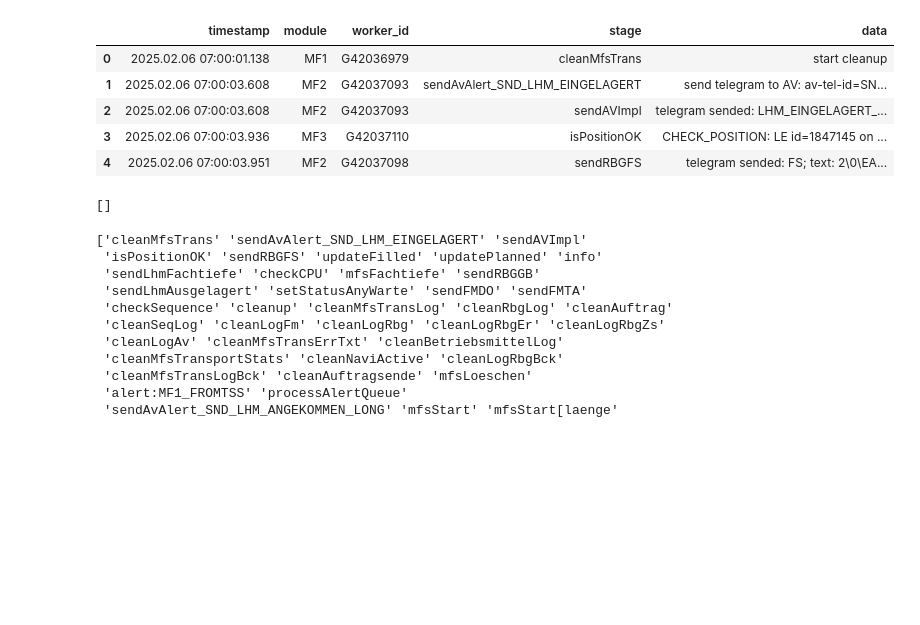
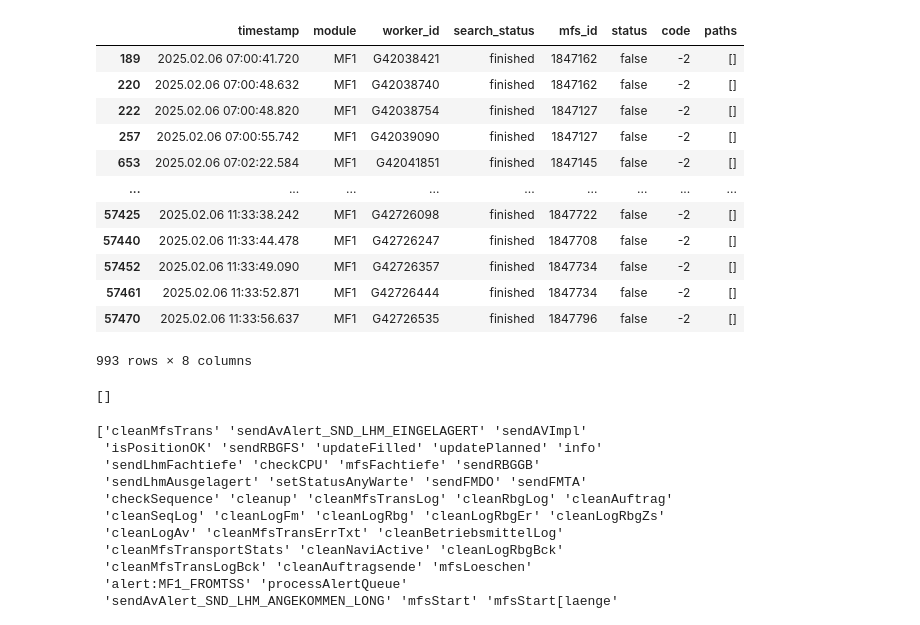
Before and after one commit to hseptiani/iis-seminar, a Jupyter notebook: analysis.ipynb, the cells around one changed output. Cells and saved outputs as stored; diff of their text form; code cells hidden in the pictures; blank space fills up the shorter version.

```diff
--- a/analysis.ipynb
+++ b/analysis.ipynb
@@ -15,12 +43,19 @@ dt_telegrams_sent = pd.read_pickle("result/Telegrams Sent.pkl")
 # %%
-dt_unknown.head()
+dt_path_movement_finished[dt_path_movement_finished['status'] == 'false']
 # %% [output]
-|  | timestamp | module | worker_id | stage | data |
-| 0 | 2025.02.06 07:00:01.138 | MF1 | G42036979 | cleanMfsTrans | start cleanup |
-| 1 | 2025.02.06 07:00:03.608 | MF2 | G42037093 | sendAvAlert_SND_LHM_EINGELAGERT | send telegram to AV: av-tel-id=SN... |
-| 2 | 2025.02.06 07:00:03.608 | MF2 | G42037093 | sendAVImpl | telegram sended: LHM_EINGELAGERT_... |
-| 3 | 2025.02.06 07:00:03.936 | MF3 | G42037110 | isPositionOK | CHECK_POSITION: LE id=1847145 on ... |
-| 4 | 2025.02.06 07:00:03.951 | MF2 | G42037098 | sendRBGFS | telegram sended: FS; text: 2\0\EA... |
+|  | timestamp | module | worker_id | search_status | mfs_id | status | code | paths |
+| 189 | 2025.02.06 07:00:41.720 | MF1 | G42038421 | finished | 1847162 | false | -2 | [] |
+| 220 | 2025.02.06 07:00:48.632 | MF1 | G42038740 | finished | 1847162 | false | -2 | [] |
+| 222 | 2025.02.06 07:00:48.820 | MF1 | G42038754 | finished | 1847127 | false | -2 | [] |
+| 257 | 2025.02.06 07:00:55.742 | MF1 | G42039090 | finished | 1847127 | false | -2 | [] |
+| 653 | 2025.02.06 07:02:22.584 | MF1 | G42041851 | finished | 1847145 | false | -2 | [] |
+| ... | ... | ... | ... | ... | ... | ... | ... | ... |
+| 57425 | 2025.02.06 11:33:38.242 | MF1 | G42726098 | finished | 1847722 | false | -2 | [] |
+| 57440 | 2025.02.06 11:33:44.478 | MF1 | G42726247 | finished | 1847708 | false | -2 | [] |
+| 57452 | 2025.02.06 11:33:49.090 | MF1 | G42726357 | finished | 1847734 | false | -2 | [] |
+| 57461 | 2025.02.06 11:33:52.871 | MF1 | G42726444 | finished | 1847734 | false | -2 | [] |
+| 57470 | 2025.02.06 11:33:56.637 | MF1 | G42726535 | finished | 1847796 | false | -2 | [] |
+993 rows × 8 columns
 # %%
 cols_with_mainLoop = [
     col
```
Also changed, not shown: parts of 4 cells of this notebook, 3 other files.
